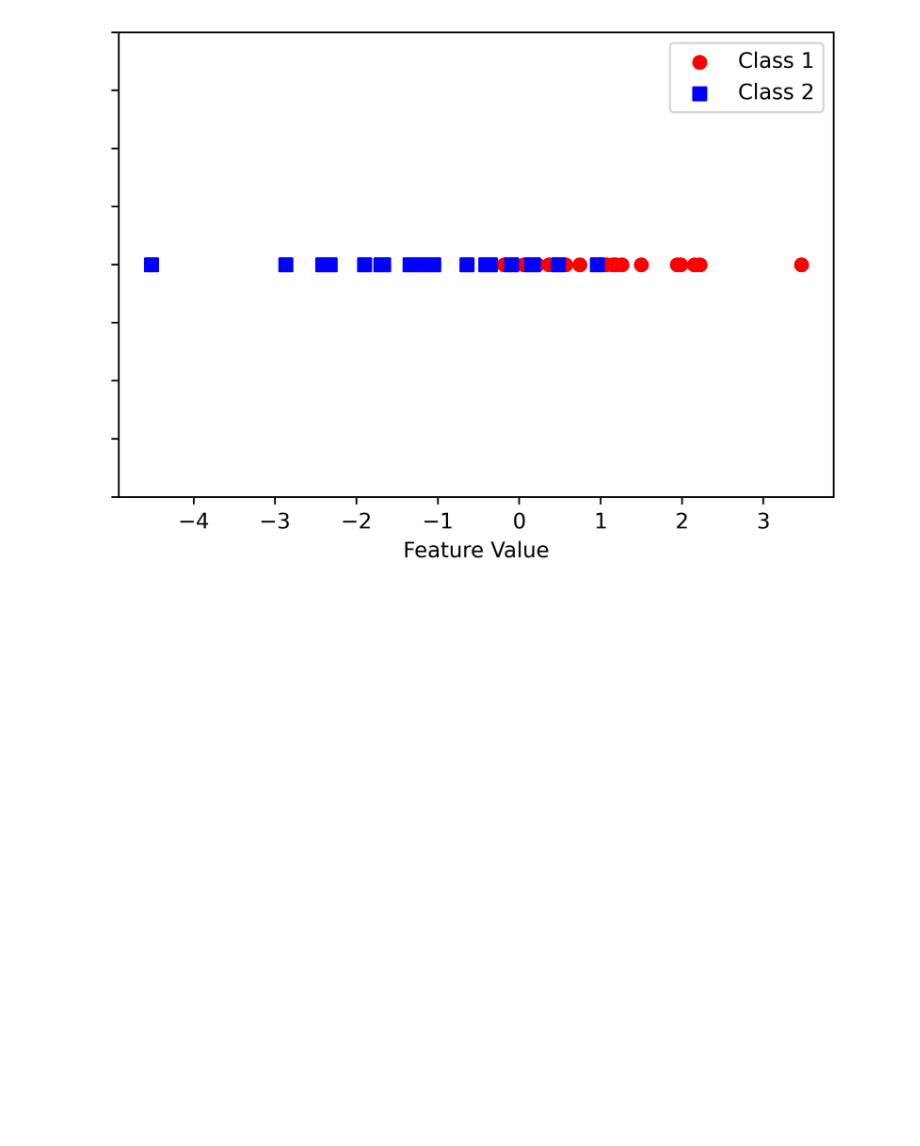
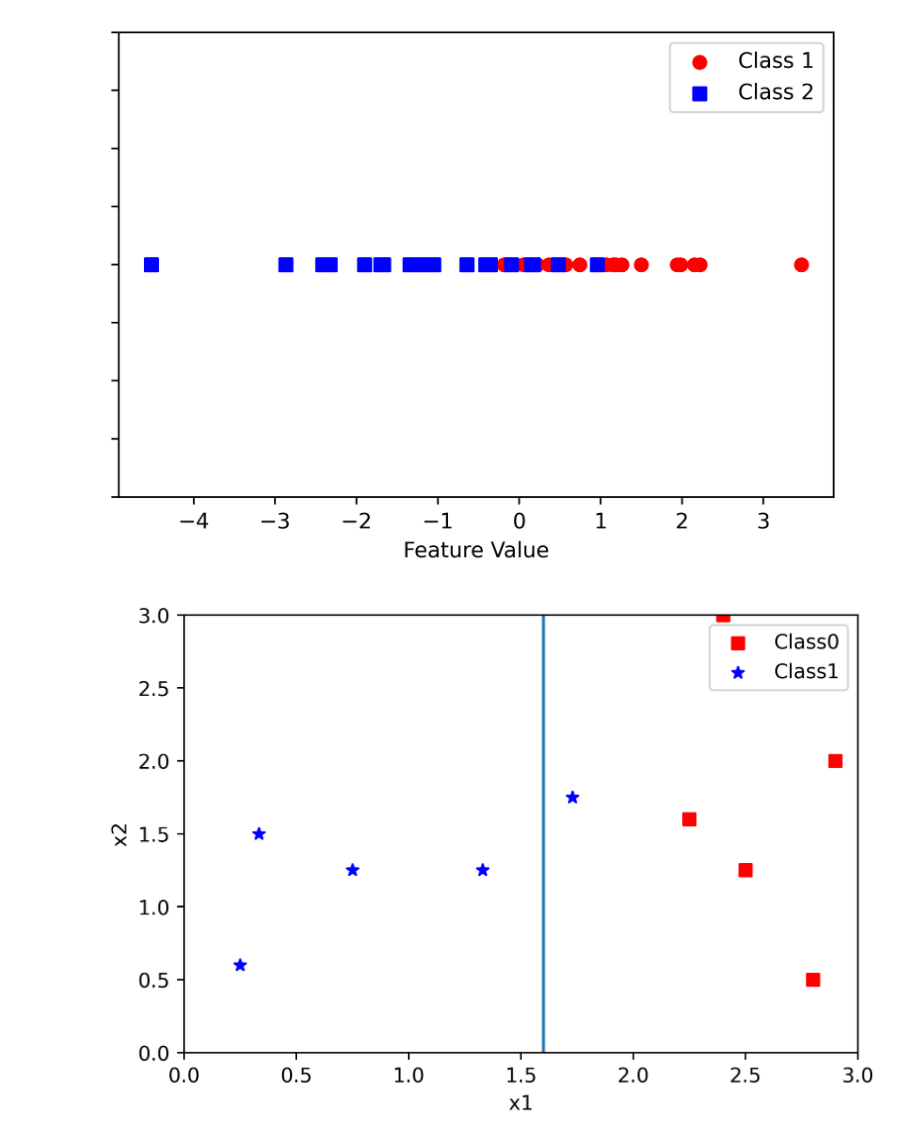
Before and after one commit to naddeok96/ML-Lecture-Figures, a Jupyter notebook: Trees.ipynb, the cells around one changed output. Drawn from its saved outputs; the diff is of its cells as text; code cells hidden in the pictures; blank space fills up the shorter version.

Commit message:
added impurity plots.

```diff
--- a/Trees.ipynb
+++ b/Trees.ipynb
@@ -80,3 +80,29 @@ ax.axes.yaxis.set_ticklabels([]);
 plt.savefig('pdf/tree_1d.pdf')
 # %% [output]
 [figure]
+# %%
+X = [[.333,1.5],
+     [.25,.6],
+     [.75,1.25],
+     [1.33,1.25],
+     [1.73,1.75],
+     [2.25, 1.6],
+     [2.5, 1.25],
+     [2.4, 3],
+     [2.8,.5],
+     [2.9,2]]
+X = np.array(X)
+y = np.array([0,0,0,0,0,1,1,1,1,1])
+
+plt.figure(dpi=500)
+plt.scatter(X[y==1,0], X[y==1,1], marker='s', c='r', label='Class0')
+plt.scatter(X[y==0,0], X[y==0,1], marker='*', c='b', label='Class1')
+plt.plot([1.6, 1.6], [0,4])
+plt.xlim([0,3])
+plt.ylim([0,3])
+plt.xlabel('x1')
+plt.ylabel('x2')
+plt.legend()
+plt.savefig('pdf/tree_gini.pdf')
+# %% [output]
+[figure, added]
```
